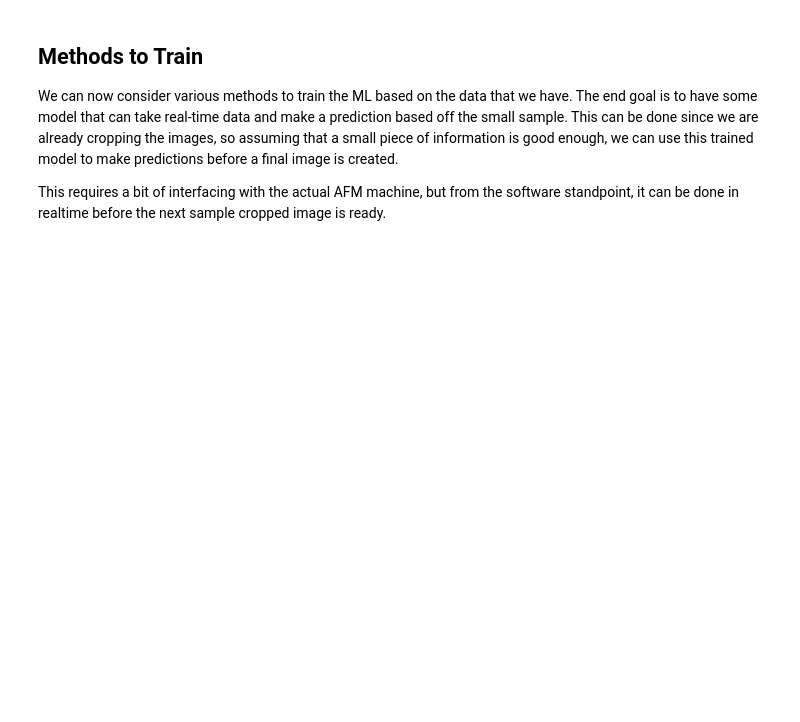
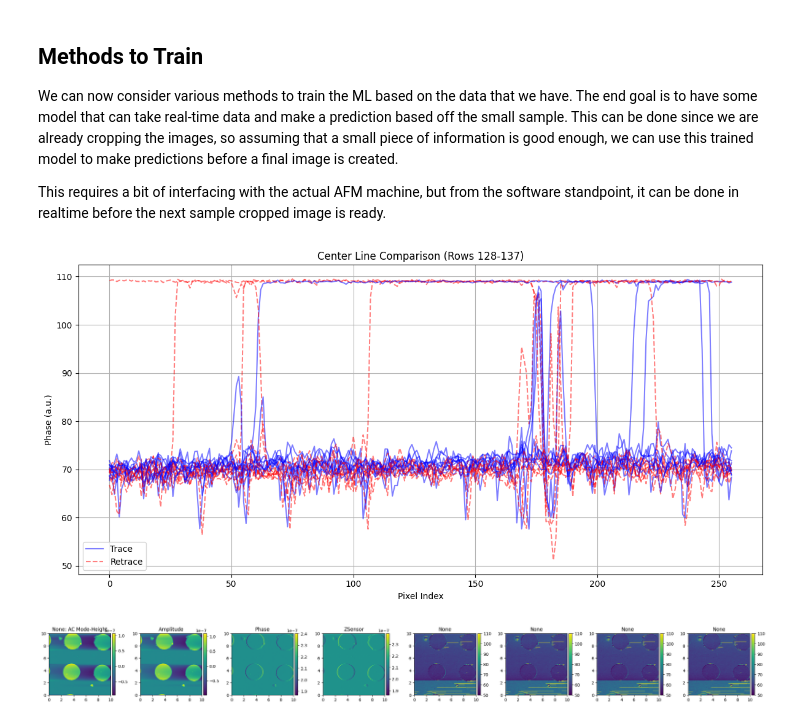
Before and after one commit to colinedsall/ofdspm, a Jupyter notebook: exp1.ipynb, the cells around one changed output. Saved outputs shown, nothing was run; the diff lists cells and outputs as text; code cells hidden in the pictures; blank space fills up the shorter version.

```diff
--- a/exp1.ipynb
+++ b/exp1.ipynb
@@ -2395,3 +2605,37 @@ print(x)
 We can now consider various methods to train the ML based on the data that we have. The end goal is to have some model that can take real-time data and make a prediction based off the small sample. This can be done since we are already cropping the images, so assuming that a small piece of information is good enough, we can use this trained model to make predictions before a final image is created.
 
 This requires a bit of interfacing with the actual AFM machine, but from the software standpoint, it can be done in realtime before the next sample cropped image is ready.
+# %%
+import numpy as np
+import matplotlib.pyplot as plt
+import aespm.tools as at
+
+file = "exp_data/June 18/read_out/Read_out_0035.ibw"
+ibw_data = load_ibw(file)
+ch_names = ibw_data.channels
+trace = ibw_data.data[ch_names.index('Phase (T)')]
+retrace = ibw_data.data[ch_names.index('Phase (RT)')]
+# Plot 10 center lines on the same figure for comparison
+plt.figure(figsize=(12, 6))
+for i in range(10):
+    center_row = 200 + 5*i
+    trace_line = trace[center_row, :]
+    retrace_line = retrace[center_row, :]
+    plt.plot(trace_line, label=f"Trace Row {center_row}", color='blue', alpha=0.5)
+    plt.plot(retrace_line, label=f"Retrace Row {center_row}", color='red', linestyle='--', alpha=0.5)
+
+plt.title("Center Line Comparison (Rows 128-137)")
+plt.xlabel("Pixel Index")
+plt.ylabel("Phase (a.u.)")
+# Only show two legend entries for clarity
+handles, labels = plt.gca().get_legend_handles_labels()
+by_label = dict(zip(labels, handles))
+plt.legend([by_label[l] for l in sorted(set(labels), key=labels.index)][:2], ["Trace", "Retrace"])
+plt.grid(True)
+plt.tight_layout()
+plt.show()
+
+at.display_ibw(file)
+# %% [output]
+[figure, added]
+[figure, added]
```
Also changed, not shown: parts of 12 cells of this notebook, 2 other files.
